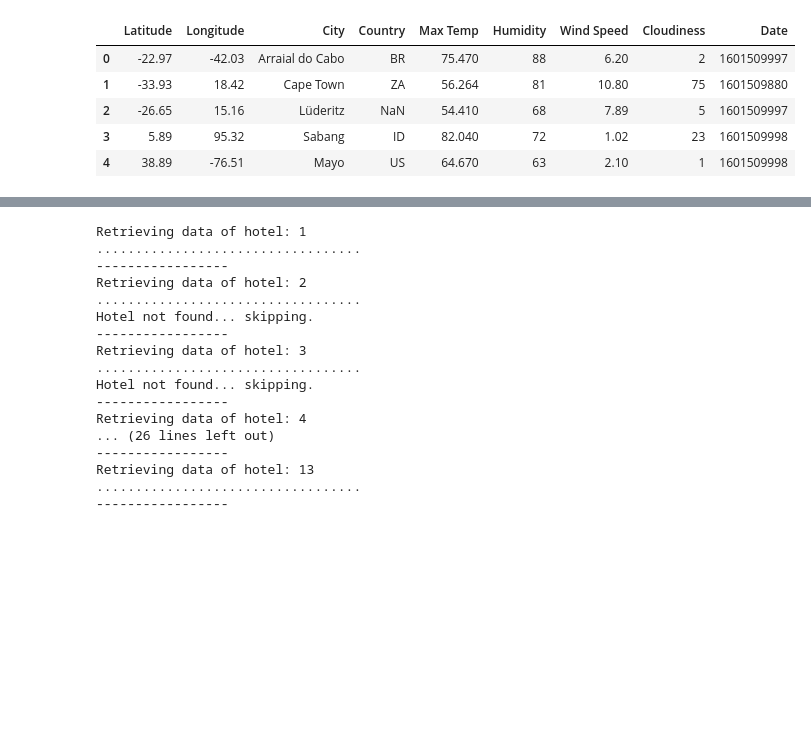
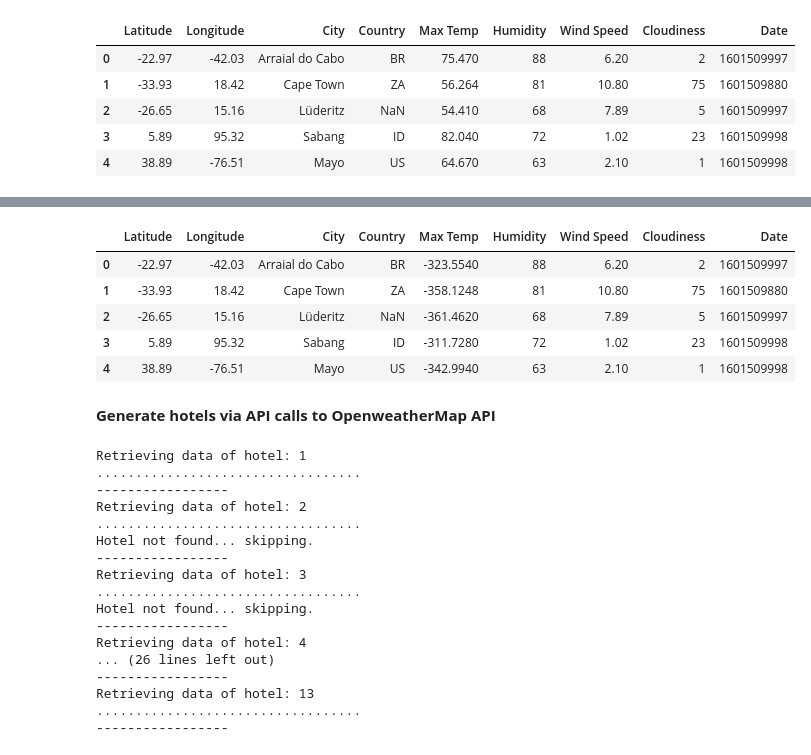
Before and after one commit to LenSin3/python-api-challenge, a Jupyter notebook: WeatherPy/new_Vacation.ipynb, the cells around one changed output, grey strips where cells are left out. Saved outputs shown, nothing was run; the diff lists cells and outputs as text; code cells hidden in the pictures; blank space fills up the shorter version.

```diff
--- a/WeatherPy/new_Vacation.ipynb
+++ b/WeatherPy/new_Vacation.ipynb
@@ -85,3 +108,17 @@ data_ideal
+# %%
+# Convert Max Temp to fahrenheit
+deg_f = [(9/5)*(t - 273) + 32 for t in data_df['Max Temp']]
+data_df['Max Temp'] = deg_f
+data_df.head()
+# %% [output]
+|  | Latitude | Longitude | City | Country | Max Temp | Humidity | Wind Speed | Cloudiness | Date |
+| 0 | -22.97 | -42.03 | Arraial do Cabo | BR | -323.5540 | 88 | 6.20 | 2 | 1601509997 |
+| 1 | -33.93 | 18.42 | Cape Town | ZA | -358.1248 | 81 | 10.80 | 75 | 1601509880 |
+| 2 | -26.65 | 15.16 | Lüderitz | NaN | -361.4620 | 68 | 7.89 | 5 | 1601509997 |
+| 3 | 5.89 | 95.32 | Sabang | ID | -311.7280 | 72 | 1.02 | 23 | 1601509998 |
+| 4 | 38.89 | -76.51 | Mayo | US | -342.9940 | 63 | 2.10 | 1 | 1601509998 |
+# %% [markdown]
+**Generate hotels via API calls to OpenweatherMap API**
 # %%
 hotel_name = []
 
```
Also changed, not shown: parts of 25 cells of this notebook, 7 other files.
